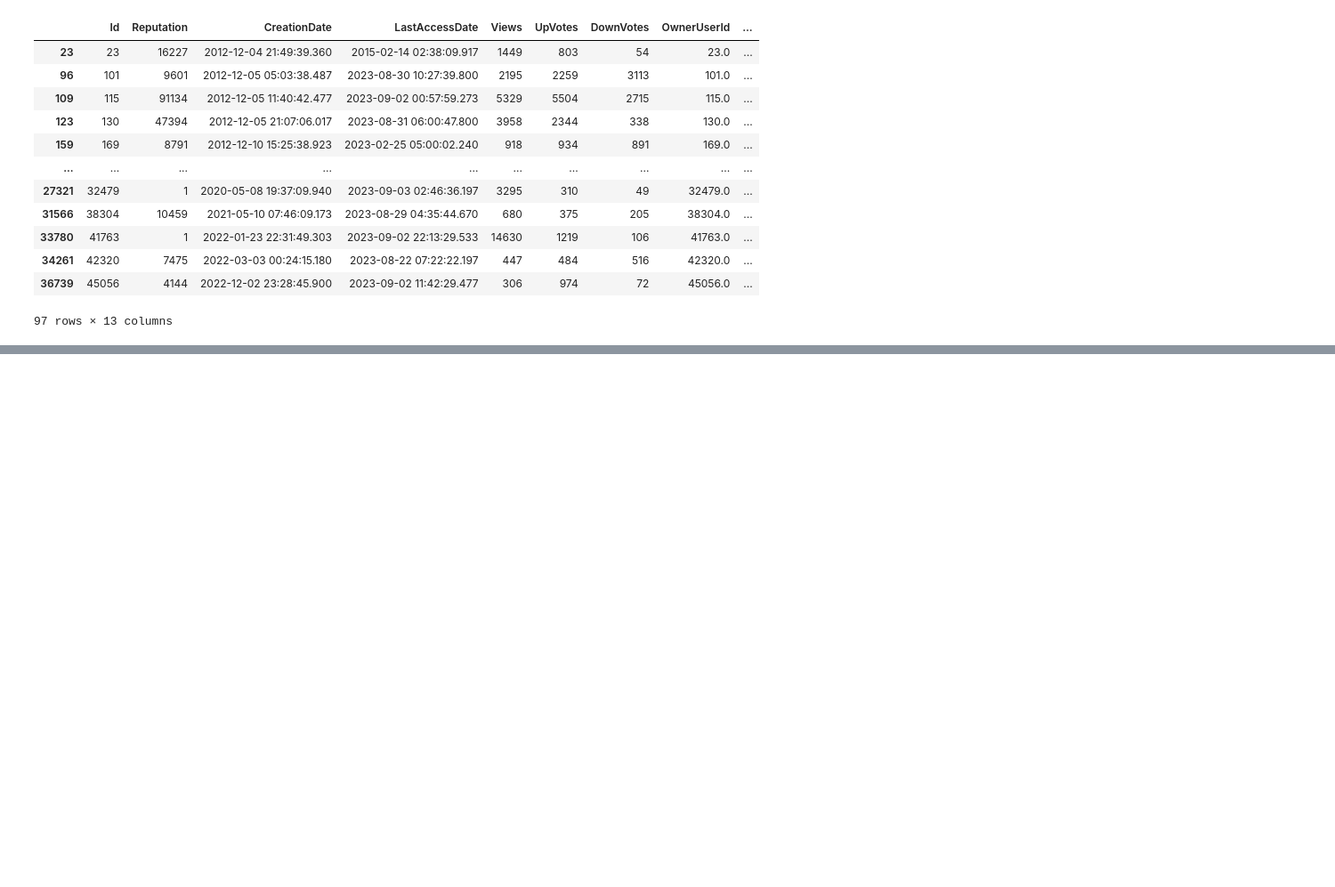
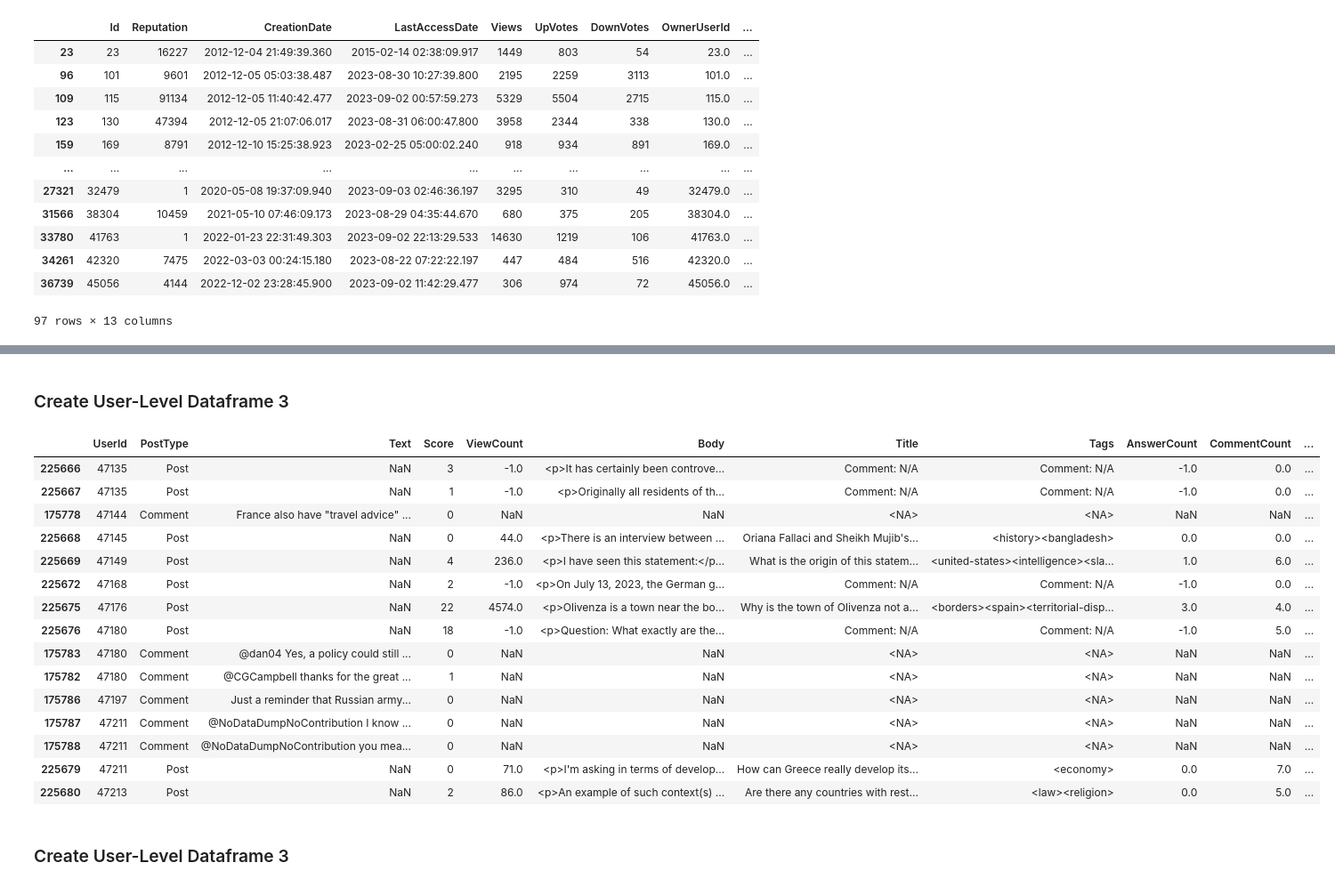
Before and after one commit to pierrehogenhaug/stackexchange_politics, a Jupyter notebook: stackexchange_data.ipynb, the cells around one changed output, grey strips where cells are left out. Shown: that part at 89% size. Saved outputs shown, nothing was run; the diff lists cells and outputs as text; code cells hidden in the pictures; blank space fills up the shorter version.

Commit message:
added different possible user-level dataframes

```diff
--- a/stackexchange_data.ipynb
+++ b/stackexchange_data.ipynb
@@ -668,0 +740,51 @@ most_active
+# %% [markdown]
+### Create User-Level Dataframe 3
+# %%
+# Step 1: Rename Columns for Consistency
+df_posts.rename(columns={'OwnerUserId': 'UserId'}, inplace=True)
+
+# Step 2: Select Relevant Columns
+comments_cols = ['UserId', 'Text', 'Score']
+posts_cols = ['UserId', 'Score', 'ViewCount', 'Body', 'Title', 'Tags', 'AnswerCount', 'CommentCount']
+users_cols = ['Id', 'Views', 'UpVotes', 'DownVotes']
+
+df_comments_selected = df_comments[comments_cols]
+df_posts_selected = df_posts[posts_cols]
+df_users_selected = df_users[users_cols]
+# %%
+# Step 3: Merge with Users DataFrame
+df_comments_merged = pd.merge(df_comments_selected, df_users_selected, left_on='UserId', right_on='Id')
+df_posts_merged = pd.merge(df_posts_selected, df_users_selected, left_on='UserId', right_on='Id')
+
+# Step 4: Create Identifier for Post Type
+df_comments_merged['PostType'] = 'Comment'
+df_posts_merged['PostType'] = 'Post'
+# %%
+# Step 5: Concatenate DataFrames
+df_combined = pd.concat([df_comments_merged, df_posts_merged], ignore_index=True)
+
+# Step 6: Sort and Reorganize the DataFrame
+df_combined.sort_values(by='UserId', inplace=True)
+df_combined = df_combined[['UserId', 'PostType', 'Text', 'Score', 'ViewCount', 'Body', 'Title', 'Tags', 'AnswerCount', 'CommentCount', 'Views', 'UpVotes', 'DownVotes']]
+
+# Display the final DataFrame
+df_combined.tail(15)
+# %% [output]
+|  | UserId | PostType | Text | Score | ViewCount | Body | Title | Tags | AnswerCount | CommentCount | ... |
+| 225666 | 47135 | Post | NaN | 3 | -1.0 | <p>It has certainly been controve... | Comment: N/A | Comment: N/A | -1.0 | 0.0 | ... |
+| 225667 | 47135 | Post | NaN | 1 | -1.0 | <p>Originally all residents of th... | Comment: N/A | Comment: N/A | -1.0 | 0.0 | ... |
+| 175778 | 47144 | Comment | France also have "travel advice" ... | 0 | NaN | NaN | <NA> | <NA> | NaN | NaN | ... |
+| 225668 | 47145 | Post | NaN | 0 | 44.0 | <p>There is an interview between ... | Oriana Fallaci and Sheikh Mujib's... | <history><bangladesh> | 0.0 | 0.0 | ... |
+| 225669 | 47149 | Post | NaN | 4 | 236.0 | <p>I have seen this statement:</p... | What is the origin of this statem... | <united-states><intelligence><sla... | 1.0 | 6.0 | ... |
+| 225672 | 47168 | Post | NaN | 2 | -1.0 | <p>On July 13, 2023, the German g... | Comment: N/A | Comment: N/A | -1.0 | 0.0 | ... |
+| 225675 | 47176 | Post | NaN | 22 | 4574.0 | <p>Olivenza is a town near the bo... | Why is the town of Olivenza not a... | <borders><spain><territorial-disp... | 3.0 | 4.0 | ... |
+| 225676 | 47180 | Post | NaN | 18 | -1.0 | <p>Question: What exactly are the... | Comment: N/A | Comment: N/A | -1.0 | 5.0 | ... |
+| 175783 | 47180 | Comment | @dan04 Yes, a policy could still ... | 0 | NaN | NaN | <NA> | <NA> | NaN | NaN | ... |
+| 175782 | 47180 | Comment | @CGCampbell thanks for the great ... | 1 | NaN | NaN | <NA> | <NA> | NaN | NaN | ... |
+| 175786 | 47197 | Comment | Just a reminder that Russian army... | 0 | NaN | NaN | <NA> | <NA> | NaN | NaN | ... |
+| 175787 | 47211 | Comment | @NoDataDumpNoContribution I know ... | 0 | NaN | NaN | <NA> | <NA> | NaN | NaN | ... |
+| 175788 | 47211 | Comment | @NoDataDumpNoContribution you mea... | 0 | NaN | NaN | <NA> | <NA> | NaN | NaN | ... |
+| 225679 | 47211 | Post | NaN | 0 | 71.0 | <p>I'm asking in terms of develop... | How can Greece really develop its... | <economy> | 0.0 | 7.0 | ... |
+| 225680 | 47213 | Post | NaN | 2 | 86.0 | <p>An example of such context(s) ... | Are there any countries with rest... | <law><religion> | 0.0 | 5.0 | ... |
+# %% [markdown]
+### Create User-Level Dataframe 3
```
Also changed, not shown: parts of 12 cells of this notebook.
